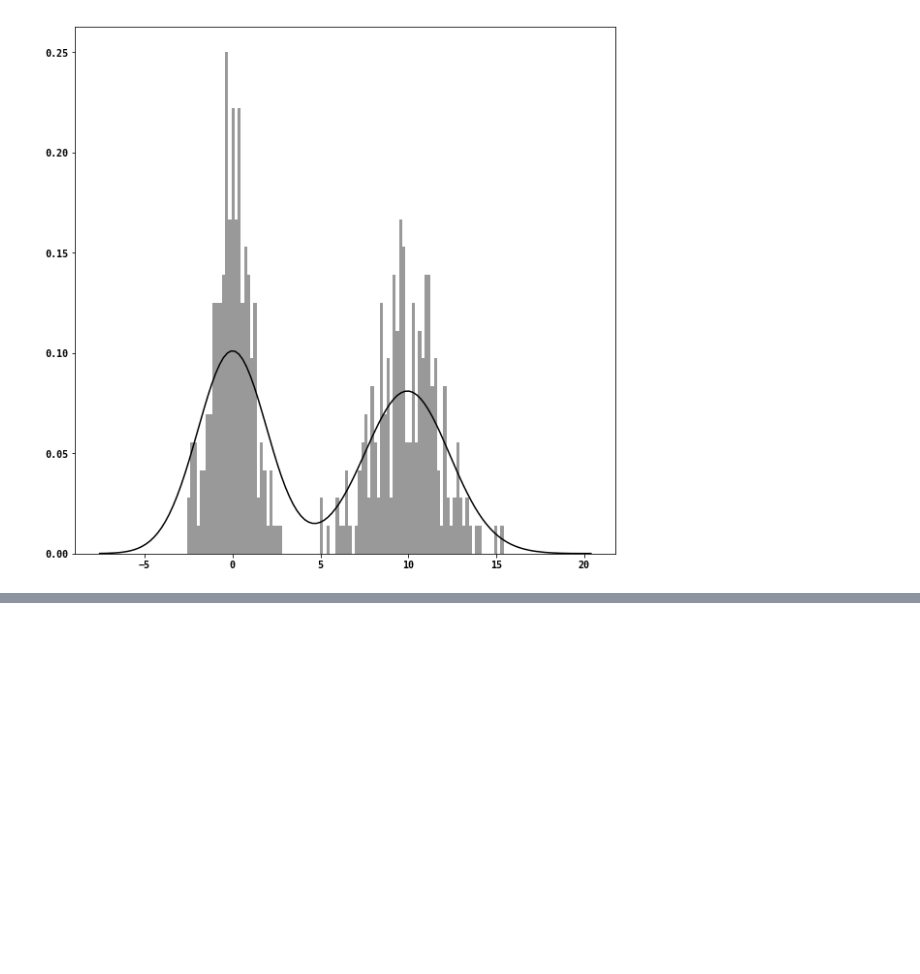
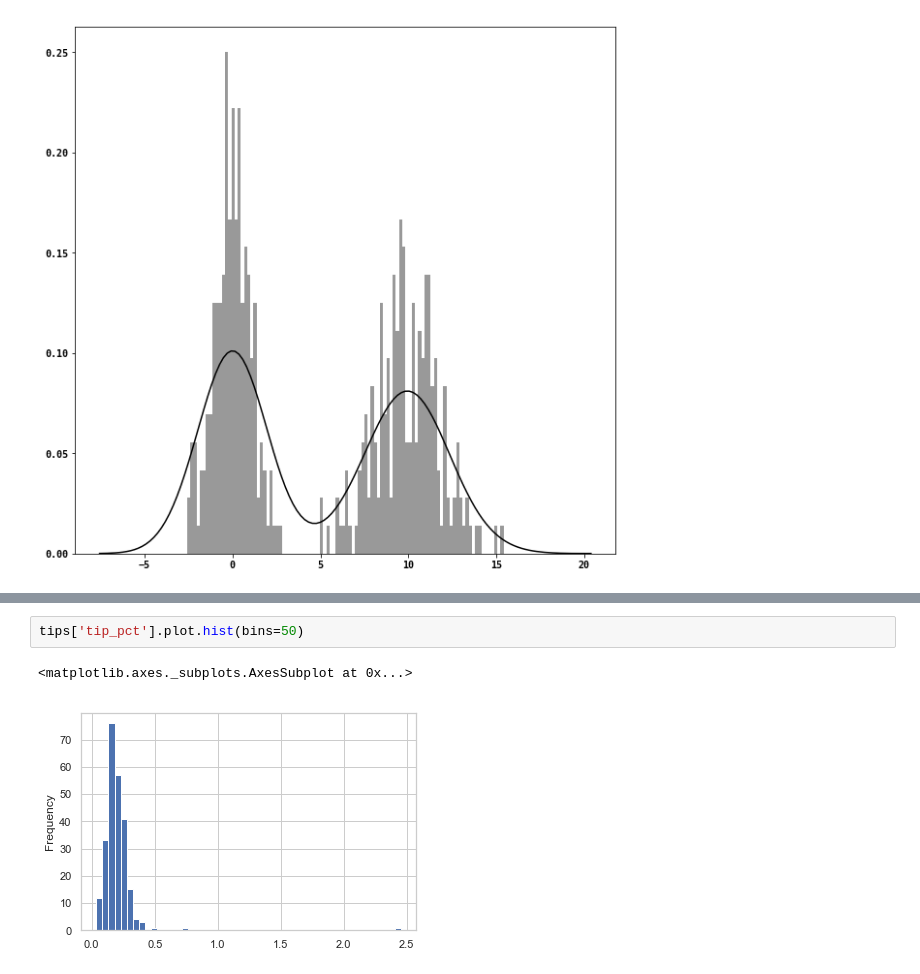
Before and after one commit to lwhorizon/task4, a Jupyter notebook: Untitled.ipynb, the cells around one changed output, grey strips where cells are left out. Drawn from its saved outputs; the diff is of its cells as text; blank space fills up the shorter version.

```diff
--- a/Untitled.ipynb
+++ b/Untitled.ipynb
@@ -243,0 +300,5 @@ sns.distplot(values, bins=100, color='k')
+# %%
+tips['tip_pct'].plot.hist(bins=50)
+# %% [output]
+<matplotlib.axes._subplots.AxesSubplot at 0x...>
+[figure, added]
```
Also changed, not shown: parts of 22 cells of this notebook, 2 other files.
